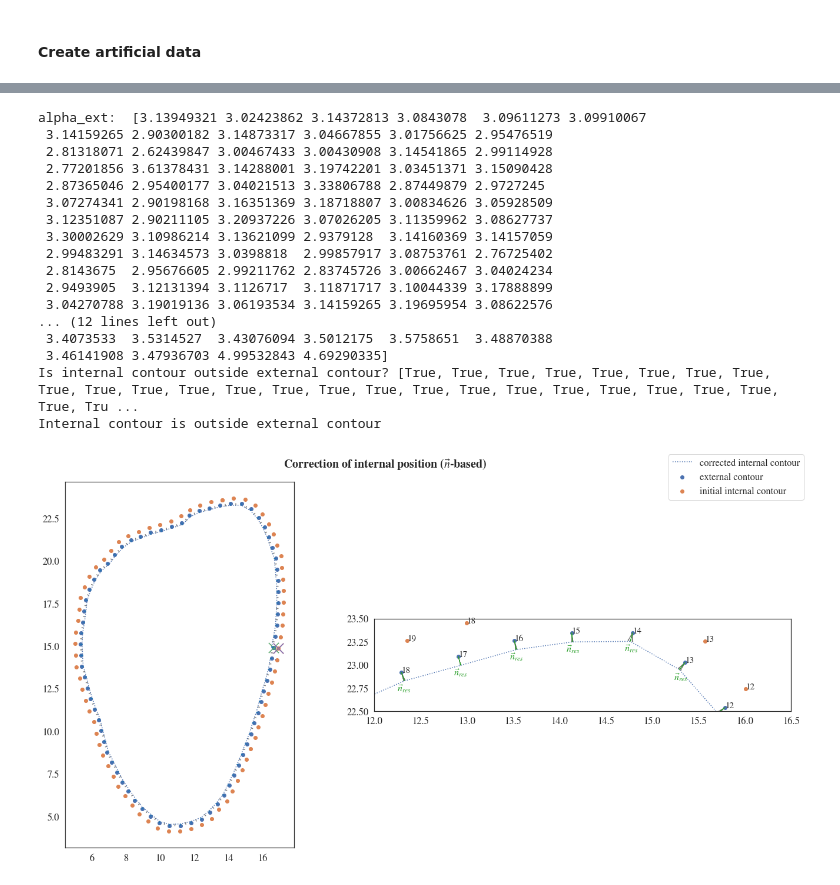
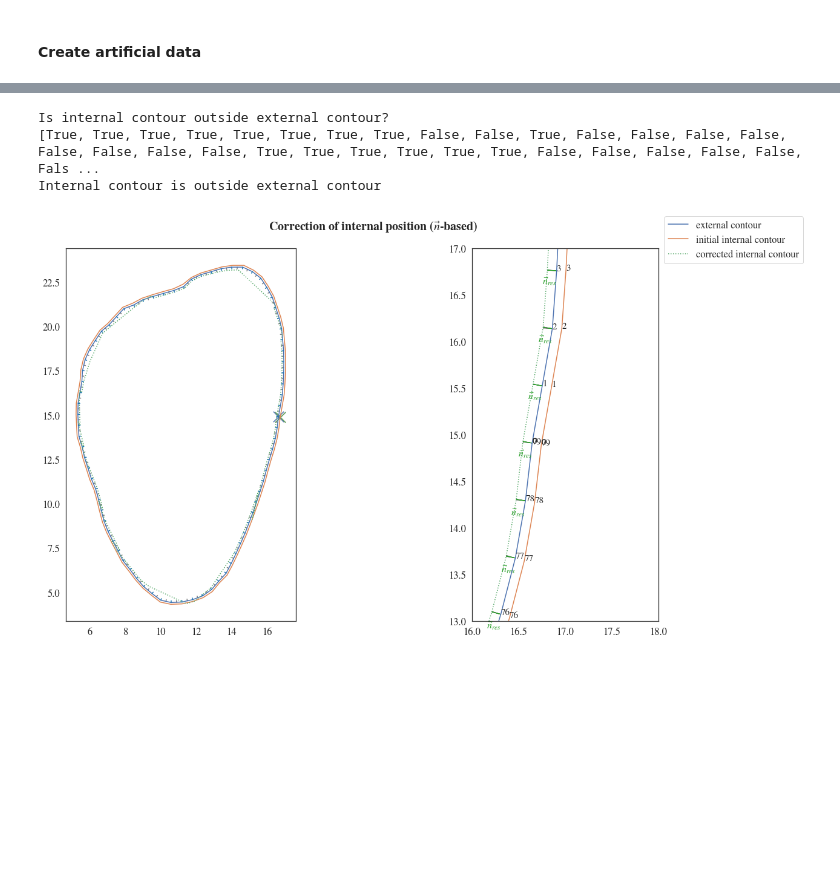
Before and after one commit to artorg-unibe-ch/spline_mesher, a Jupyter notebook: tmp/intersection_internal.ipynb, the cells around one changed output, grey strips where cells are left out. Cells and saved outputs as stored; diff of their text form; code cells hidden in the pictures; blank space fills up the shorter version.

Commit message:
adding randomness

```diff
--- a/tmp/intersection_internal.ipynb
+++ b/tmp/intersection_internal.ipynb
@@ -481,9 +474,9 @@ def resample_polygon(xy: np.ndarray, n_points: int = 100) -> np.ndarray:
 # %%
 ext_path = r'ext_surf_slice_minus1.npy'
 ext_spline = np.load(ext_path)
-int_spline = offset_surface(ext_spline, offset=0.3)
-int_spline = resample_polygon(int_spline, n_points=len(ext_spline)//2)
-ext_spline = resample_polygon(ext_spline, n_points=len(ext_spline)//2)
+int_spline = offset_surface(ext_spline, offset=0.1)
+int_spline = resample_polygon(int_spline, n_points=80)
+ext_spline = resample_polygon(ext_spline, n_points=80)
 
 np.save('int_spline_minus1.npy', int_spline)
 
@@ -510,6 +503,25 @@ def nearest_point(arr, pt):
     dist, idx = spatial.KDTree(arr).query(pt)
     loc = arr[spatial.KDTree(arr).query(pt)[1]]
     return loc, dist, idx
+
+
+def add_noise_to_contour(int, variability=0.1):
+    """
+    Add noise to contour
+
+    Args:
+        int (ndarray): 2D array of contour
+        n_points (int): number of points to resample contour
+        variability (float, optional): variability of noise. Defaults to 0.1.
+
+    Returns:
+        int (ndarray): 2D array of contour with noise
+    """
+    initial_length = len(int)
+    int = int[::5]
+    int = int + np.random.normal(0, variability, int.shape)
+    int = resample_polygon(int, n_points=initial_length)
+    return int
 
 
 def show_centres(min_thickness, x_ext, y_ext, x_int, y_int):
@@ -538,13 +550,19 @@ def show_centres(min_thickness, x_ext, y_ext, x_int, y_int):
 
     dx, dy, dx_med, dy_med = get_normals(x_ext, y_ext, ax1, ax2, thickness=min_thickness)
 
+    # x_int = np.append(x_int, x_int[-1])
+    # y_int = np.append(y_int, y_int[-1])
+
+    # x_ext = np.append(x_ext, x_ext[-1])
+    # y_ext = np.append(y_ext, y_ext[-1])
+
     ext_a = np.c_[x_ext, y_ext]
     int_a = np.c_[x_int, y_int]
 
-    ax1.scatter(x_ext, y_ext, label='external contour')
-    ax2.scatter(x_ext, y_ext)
-    ax1.scatter(x_int, y_int, label='initial internal contour')
-    ax2.scatter(x_int, y_int)
+    ax1.plot(x_ext, y_ext, label='external contour')
+    ax2.plot(x_ext, y_ext)
+    ax1.plot(x_int, y_int, label='initial internal contour')
+    ax2.plot(x_int, y_int)
 
     for i, txt in enumerate(range(len(x_ext))):
         ax2.annotate(txt, (x_ext[i], y_ext[i]))
@@ -574,8 +592,10 @@ ext_s, int_s, dx, dy, dx_med, dy_med, fig, ax1, ax2 = show_centres(min_thickness
                                                                    x_int=int_spline[:, 0],
                                                                    y_int=int_spline[:, 1])
 
+int_s = add_noise_to_contour(int_s, variability=0.2)
+
 boolean_angle = is_internal_inside_external(ext_s, int_s)
-print(f'Is internal contour outside external contour? {boolean_angle}')
+print(f'Is internal contour outside external contour?\n{boolean_angle}')
 if np.any(boolean_angle) == True:
     print('Internal contour is outside external contour')
     new_int = correct_intersection(ext_arr=ext_s,
@@ -588,59 +608,37 @@ elif np.any(boolean_angle) == False:
     print('Internal contour is inside external contour')
     bool_min_thickness_s = check_intersection(ext=ext_s, int=int_s, min_thickness=MIN_THICKNESS)
     new_int = correct_intersection(
         ext_arr=ext_s,
         int_arr=int_s,
         dx=dx_med,
         dy=dy_med,
         bool_arr=bool_min_thickness_s
         )
 else:
     print('Could not check position between contours')
 
-# bool_min_thickness_s = check_intersection(ext=ext_s, int=int_s, min_thickness=MIN_THICKNESS)
-# new_int = correct_intersection(
-#     ext_arr=ext_s,
-#     int_arr=int_s,
-#     dx=dx_med,
-#     dy=dy_med,
-#     bool_min_thickness=bool_min_thickness_s
-# )
 
 ax1.scatter(ext_spline[0,0], ext_spline[0, 1], marker='x', s=300)
 ax1.scatter(int_spline[0,0], int_spline[0, 1], marker='x', s=300)
 ax1.scatter(loc_int[0], loc_int[1], marker='x', s=300)
 
 ax1.plot(new_int[:, 0], new_int[:, 1], linestyle=':', label='corrected internal contour')
 ax2.plot(new_int[:, 0], new_int[:, 1], linestyle=':')
 ax1.set_aspect('equal')
 ax2.set_aspect('equal')
-ax2.set_xlim(12, 16.5)
-ax2.set_ylim(22.5, 23.5)
+ax2.set_xlim(16, 18)
+ax2.set_ylim(13, 17)
 fig.suptitle('Correction of internal position ($\\vec{n}$-based)', weight='bold', fontsize=20)
 fig.legend(loc=1)
 fig.tight_layout()
 
 
 ax1.plot((ext_s[:, 0], ext_s[:, 0]-dy_med), (ext_s[:, 1], ext_s[:,1]+dx_med), color='tab:blue')
-# fig.savefig('Correction_internal_position_mwe.svg')
-# fig.savefig('Correction_internal_position_mwe.png', dpi=300)
+fig.savefig('Correction_external_position_mwe.svg')
+fig.savefig('Correction_external_position_mwe.png', dpi=300)
 print('')
 # %% [output]
-alpha_ext:  [3.13949321 3.02423862 3.14372813 3.0843078  3.09611273 3.09910067
- 3.14159265 2.90300182 3.14873317 3.04667855 3.01756625 2.95476519
- 2.81318071 2.62439847 3.00467433 3.00430908 3.14541865 2.99114928
- 2.77201856 3.61378431 3.14288001 3.19742201 3.03451371 3.15090428
- 2.87365046 2.95400177 3.04021513 3.33806788 2.87449879 2.9727245
- 3.07274341 2.90198168 3.16351369 3.18718807 3.00834626 3.05928509
- 3.12351087 2.90211105 3.20937226 3.07026205 3.11359962 3.08627737
- 3.30002629 3.10986214 3.13621099 2.9379128  3.14160369 3.14157059
- 2.99483291 3.14634573 3.0398818  2.99857917 3.08753761 2.76725402
- 2.8143675  2.95676605 2.99211762 2.83745726 3.00662467 3.04024234
- 2.9493905  3.12131394 3.1126717  3.11871717 3.10044339 3.17888899
- 3.04270788 3.19019136 3.06193534 3.14159265 3.19695954 3.08622576
-... (12 lines left out)
- 3.4073533  3.5314527  3.43076094 3.5012175  3.5758651  3.48870388
- 3.46141908 3.47936703 4.99532843 4.69290335]
-Is internal contour outside external contour? [True, True, True, True, True, True, True, True, True, True, True, True, True, True, True, True, True, True, True, True, True, True, True, True, True, Tru ...
+Is internal contour outside external contour?
+[True, True, True, True, True, True, True, True, False, False, True, False, False, False, False, False, False, False, False, True, True, True, True, True, True, False, False, False, False, False, Fals ...
 Internal contour is outside external contour
-[figure, old version]
+[figure, new version]
```
Also changed, not shown: parts of 4 cells of this notebook.
